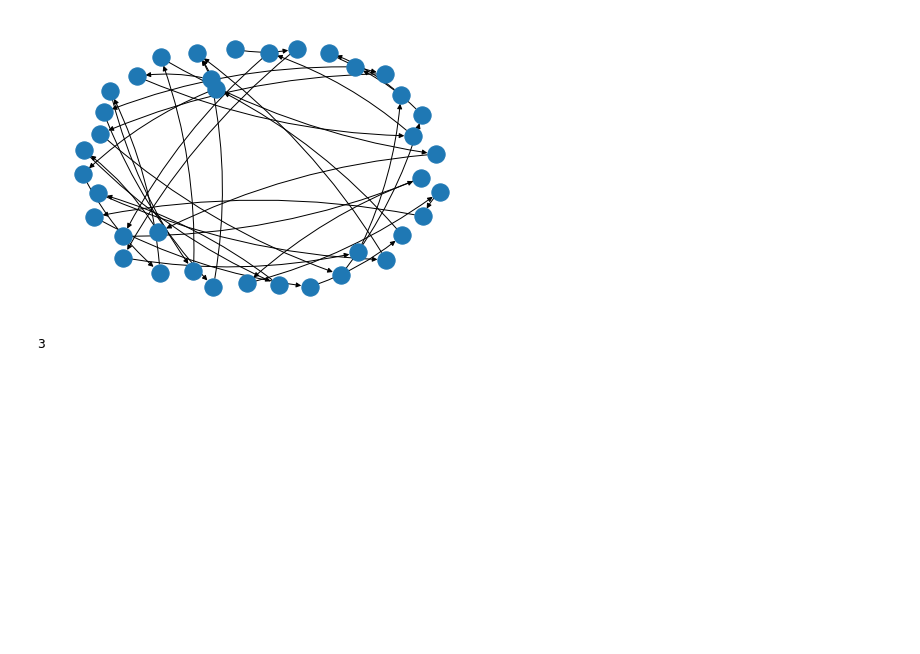
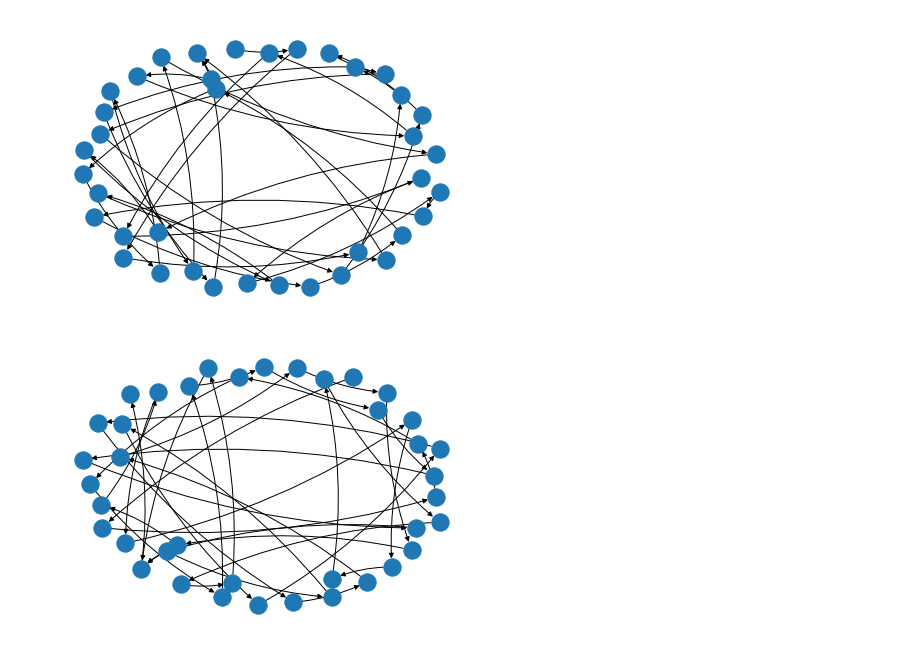
Before and after one commit to rkimelman/7100-2022, a Jupyter notebook: fall2022.ipynb, the cells around one changed output. Drawn from its saved outputs; the diff is of its cells as text; code cells hidden in the pictures; blank space fills up the shorter version.

```diff
--- a/fall2022.ipynb
+++ b/fall2022.ipynb
@@ -789,7 +789,19 @@ pos = nx.spring_layout(caliLoveGraph)
 nx.draw(caliLoveGraph, pos, with_labels=False, connectionstyle='arc3, rad = 0.1')
 # %% [output]
 [figure]
-# %%
-len(caliLoveGraph.out_edges(G_sylb_14))
-# %% [output]
-3
+# %%
+G_sylb_4_1 = nx.Graph()
+G_sylb_4_1.add_node("pæk")
+G_sylb_4_1.add_node(4)
+G_sylb_4_1.add_node(1)
+G_sylb_4_1.add_edge(1,4)
+G_sylb_4_1.add_edge("pæk",1)
+G_sylb_4_1.add_edge("pæk",4)
+# %%
+caliLoveGraph.add_node(G_sylb_4_1)
+caliLoveGraph.add_edge(G_sylb_3_12, G_sylb_4_1, weight = 0)
+# %%
+pos = nx.spring_layout(caliLoveGraph)
+nx.draw(caliLoveGraph, pos, with_labels=False, connectionstyle='arc3, rad = 0.1')
+# %% [output]
+[figure, added]
```
